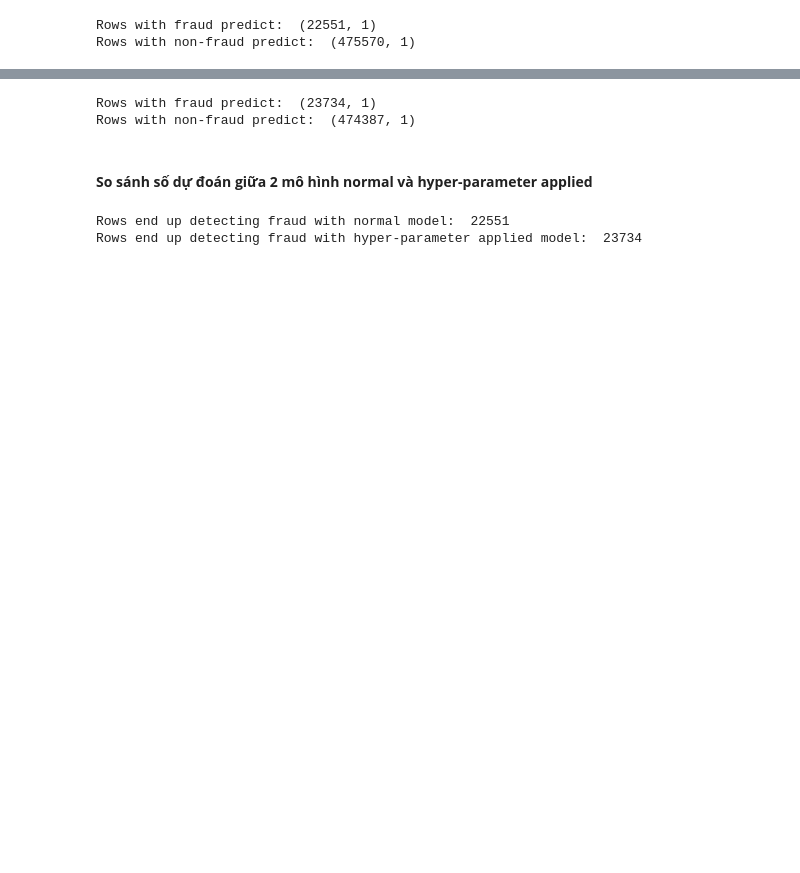
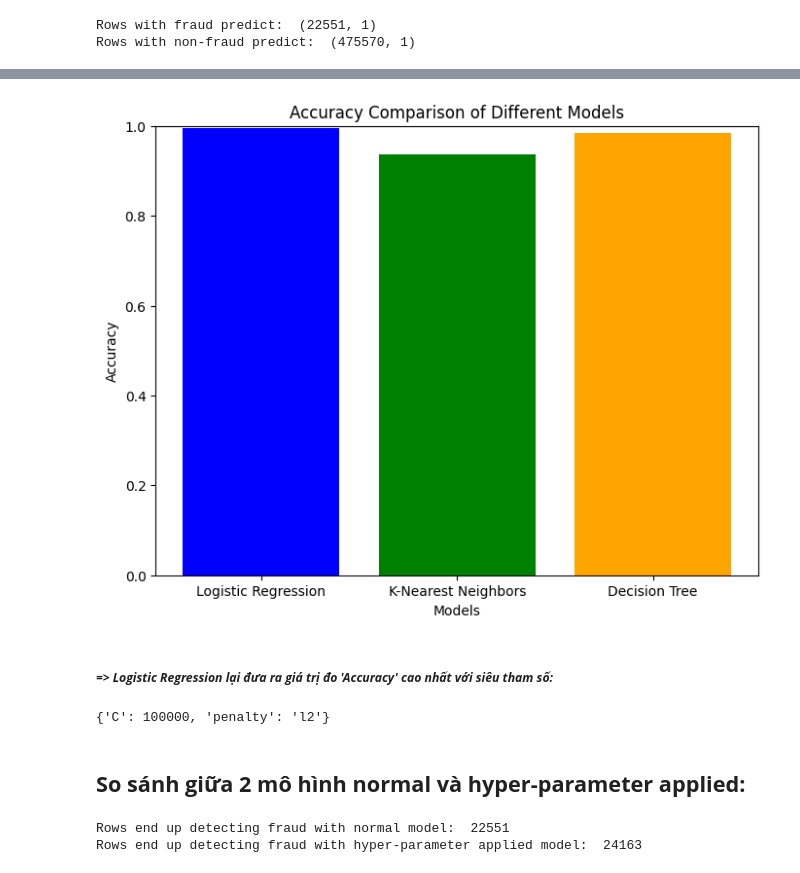
Before and after one commit to dabeii/GroupCompetition-ML08, a Jupyter notebook: Group_08_Competition_Phase1.ipynb, the cells around one changed output, grey strips where cells are left out. Saved outputs shown, nothing was run; the diff lists cells and outputs as text; code cells hidden in the pictures; blank space fills up the shorter version.

```diff
--- a/Group_08_Competition_Phase1.ipynb
+++ b/Group_08_Competition_Phase1.ipynb
@@ -162,7 +180,7 @@ from sklearn.tree import DecisionTreeClassifier
 from sklearn.model_selection import GridSearchCV, train_test_split
 
 # Chia dữ liệu thành tập huấn luyện và tập validation
-X_train, X_val, y_train, y_val = train_test_split(X_train, y_train, test_size=0.2, random_state=42)
+X_train, X_val, y_train, y_val = train_test_split(X, y, test_size=0.2, random_state=1)
 
 # Định nghĩa các giá trị siêu tham số cần tìm kiếm
 param_grid = {
@@ -186,6 +204,7 @@ print("Best Score:", grid_search.best_score_)
 
 # Đánh giá mô hình tốt nhất trên tập validation
 best_dt_model = grid_search.best_estimator_
-val_preds = best_dt_model.predict(X_val)
-print("Validation Accuracy:", metrics.accuracy_score(y_val, val_preds))
+best_dt_val_preds = best_dt_model.predict(X_val)
+best_dt_model_accuracy = metrics.accuracy_score(y_val, best_dt_val_preds)
+print("Validation Accuracy:", best_dt_model_accuracy)
 # %% [output]
@@ -222,6 +241,7 @@ print("Best Parameters:", best_params)
 print("Best Score:", best_score)
 
 best_knn_model = grid_search.best_estimator_
-val_preds = best_knn_model.predict(X_val)
-print("Validation Accuracy:", metrics.accuracy_score(y_val, val_preds))
+best_knn_val_preds = best_knn_model.predict(X_val)
+best_knn_model_accuracy = metrics.accuracy_score(y_val, best_knn_val_preds)
+print("Validation Accuracy:", best_knn_model_accuracy)
 # %% [output]
@@ -257,6 +277,7 @@ print("Best Parameters:", best_params)
 print("Best Score:", best_score)
 
 best_lr_model = grid_search.best_estimator_
-val_preds = best_lr_model.predict(X_val)
-print("Validation Accuracy:", metrics.accuracy_score(y_val, val_preds))
+best_lr_val_preds = best_lr_model.predict(X_val)
+best_lr_model_accuracy = metrics.accuracy_score(y_val, best_lr_val_preds)
+print("Validation Accuracy:", best_lr_model_accuracy)
 # %% [output]
@@ -280,27 +301,39 @@ Traceback (most recent call last):
 Please also refer to the documentation for alternative solver options:
     https://scikit-learn.org/stable/modules/linear_model.html#logistic-regression
   n_iter_i = _check_optimize_result(
-# %%
-lr_best_pred_test = best_lr_model.predict(X_test)
-
-# Create result DataFrame
-result_best_df = pd.DataFrame({"fraud": lr_best_pred_test})
-
-print('Rows with fraud predict: ',result_best_df[result_best_df['fraud'] == 1].shape)
-print('Rows with non-fraud predict: ',result_best_df[result_best_df['fraud'] == 0].shape)
-
-# Lưu kết quả ra file CSV
-result_df.to_csv("./result/Group_08_Competition_Phase1_Results.txt", index=False)
-#
-# %% [output]
-Rows with fraud predict:  (23734, 1)
-Rows with non-fraud predict:  (474387, 1)
+# %%
+# Tạo danh sách các mô hình và độ đo accuracy tương ứng
+models = ['Logistic Regression', 'K-Nearest Neighbors', 'Decision Tree']
+accuracies = [best_lr_model_accuracy, best_knn_model_accuracy, best_dt_model_accuracy]
+
+# Vẽ biểu đồ cột so sánh độ đo accuracy
+plt.figure(figsize=(8, 6))
+plt.bar(models, accuracies, color=['blue', 'green', 'orange'])
+plt.title('Accuracy Comparison of Different Models')
+plt.xlabel('Models')
+plt.ylabel('Accuracy')
+plt.ylim(0, 1)
+plt.show()
+# %% [output]
+[figure, added]
+# %% [markdown]
+##### ***=> Logistic Regression lại đưa ra giá trị đo 'Accuracy' cao nhất với siêu tham số:***
+# %%
+best_params
+# %% [output]
+{'C': 100000, 'penalty': 'l2'}
 # %% [markdown]
-#### **So sánh số dự đoán giữa 2 mô hình normal và hyper-parameter applied**
+## **So sánh giữa 2 mô hình normal và hyper-parameter applied:**
 # %%
+#Dùng mô hình Logistic với siêu tham số để train với tập test
+lr_best_pred_test = best_lr_model.predict(X_test)
 
+##Lưu vào dataframe
+result_best_df = pd.DataFrame({"fraud": lr_best_pred_test})
+
+##Sự khác biệt giữa mô hình logistic đã áp dụng siêu tham số so với KHÔNG áp dụng
 print('Rows end up detecting fraud with normal model: ',len(result_df[result_df['fraud'] == 1]))
 print('Rows end up detecting fraud with hyper-parameter applied model: ',len(result_best_df[result_best_df['fraud'] == 1]))
 # %% [output]
 Rows end up detecting fraud with normal model:  22551
-Rows end up detecting fraud with hyper-parameter applied model:  23734
+Rows end up detecting fraud with hyper-parameter applied model:  24163
```
Also changed, not shown: parts of 28 cells of this notebook.
